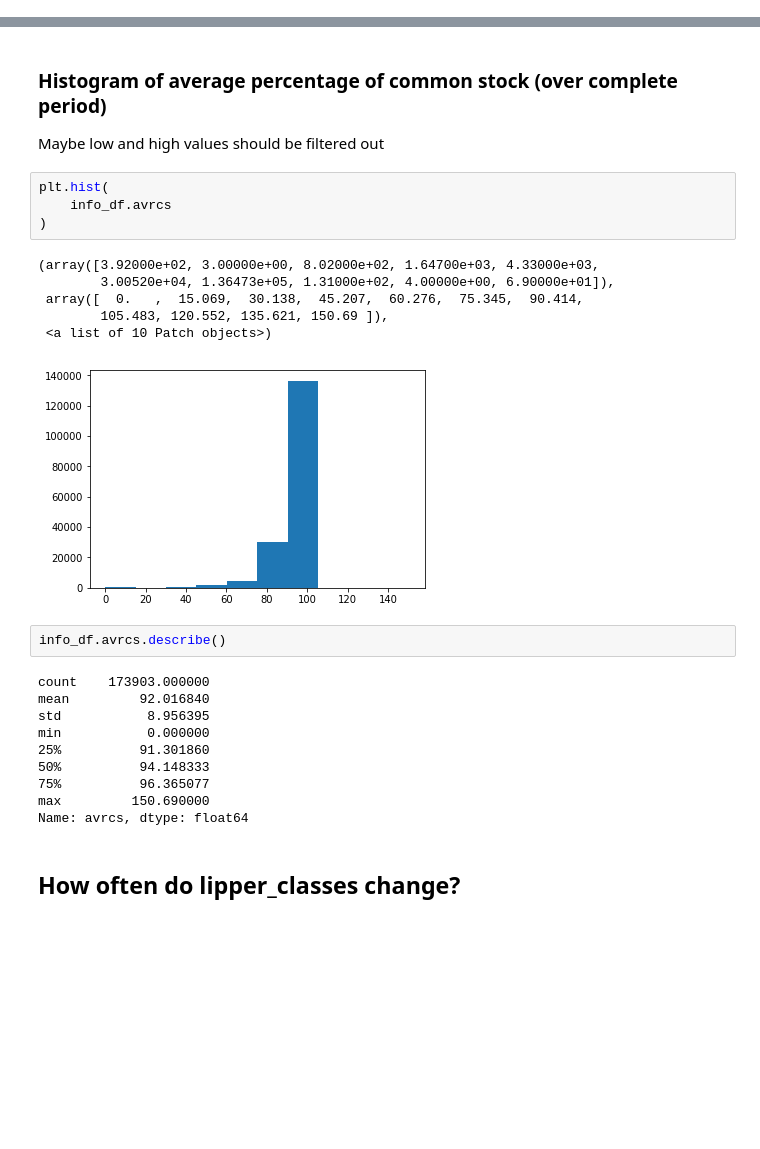
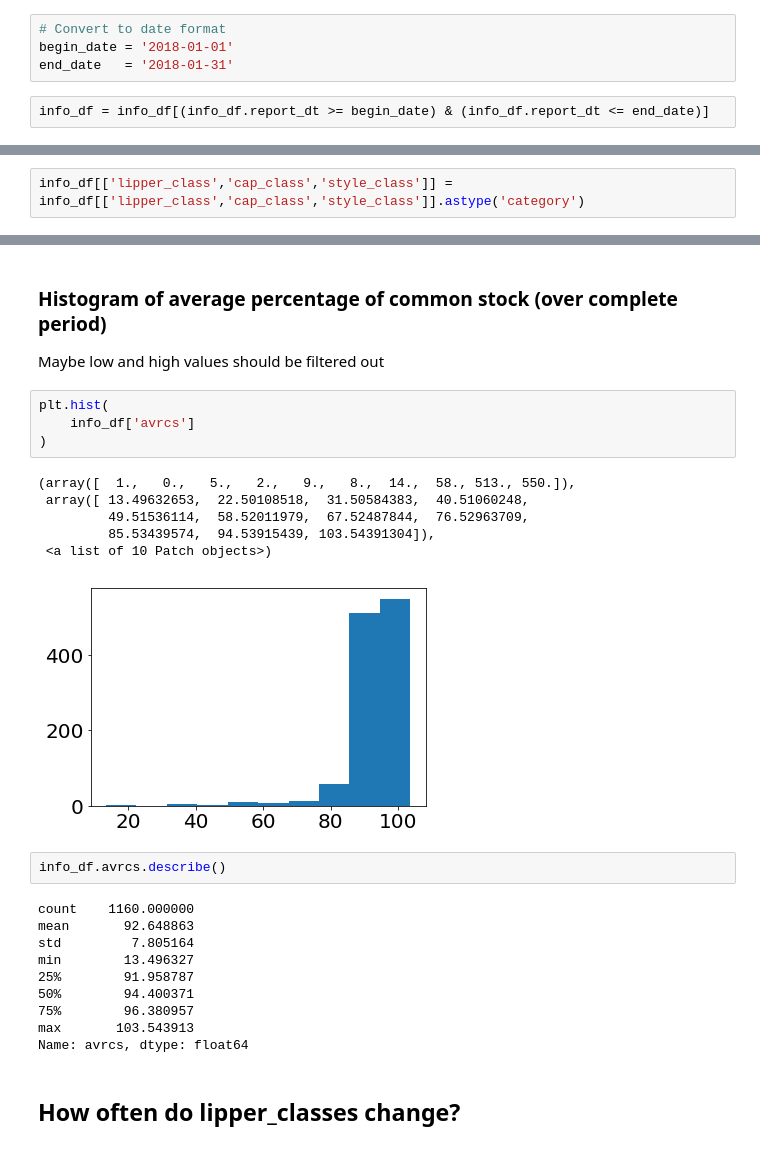
Before and after one commit to Amglex/Mutual-Funds, a Jupyter notebook: notebooks/031 - Analysis of fund_info.ipynb, the cells around one changed output, grey strips where cells are left out. Saved outputs shown, nothing was run; the diff lists cells and outputs as text; blank space fills up the shorter version.

```diff
--- a/notebooks/031 - Analysis of fund_info.ipynb
+++ b/notebooks/031 - Analysis of fund_info.ipynb
@@ -11,6 +11,12 @@ from scipy import sparse
 # %%
 path = '../data/processed/holdings_summary_s.feather'
 info_df = feather.read_dataframe(path)
+# %%
+# Convert to date format
+begin_date = '2018-01-01'
+end_date   = '2018-01-31'
+# %%
+info_df = info_df[(info_df.report_dt >= begin_date) & (info_df.report_dt <= end_date)]
 # %%
 info_df.shape
 # %% [output]
@@ -19,0 +35,2 @@ info_df.shape
+# %%
+info_df[['lipper_class','cap_class','style_class']] = info_df[['lipper_class','cap_class','style_class']].astype('category')
@@ -115,26 +145,26 @@ Break in 2009 not clear
 Maybe low and high values should be filtered out
 # %%
 plt.hist(
-    info_df.avrcs
+    info_df['avrcs']
 )
 # %% [output]
-(array([3.92000e+02, 3.00000e+00, 8.02000e+02, 1.64700e+03, 4.33000e+03,
-        3.00520e+04, 1.36473e+05, 1.31000e+02, 4.00000e+00, 6.90000e+01]),
- array([  0.   ,  15.069,  30.138,  45.207,  60.276,  75.345,  90.414,
-        105.483, 120.552, 135.621, 150.69 ]),
+(array([  1.,   0.,   5.,   2.,   9.,   8.,  14.,  58., 513., 550.]),
+ array([ 13.49632653,  22.50108518,  31.50584383,  40.51060248,
+         49.51536114,  58.52011979,  67.52487844,  76.52963709,
+         85.53439574,  94.53915439, 103.54391304]),
  <a list of 10 Patch objects>)
-[figure, old version]
+[figure, new version]
 # %%
 info_df.avrcs.describe()
 # %% [output]
-count    173903.000000
-mean         92.016840
-std           8.956395
-min           0.000000
-25%          91.301860
-50%          94.148333
-75%          96.365077
-max         150.690000
+count    1160.000000
+mean       92.648863
+std         7.805164
+min        13.496327
+25%        91.958787
+50%        94.400371
+75%        96.380957
+max       103.543913
 Name: avrcs, dtype: float64
 # %% [markdown]
 ## How often do lipper_classes change?
```
Also changed, not shown: parts of 18 cells of this notebook, 6 other files.
